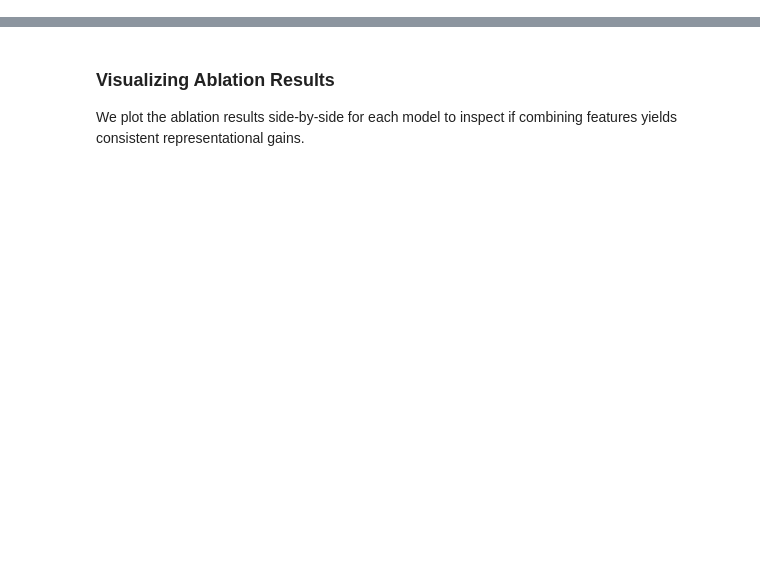
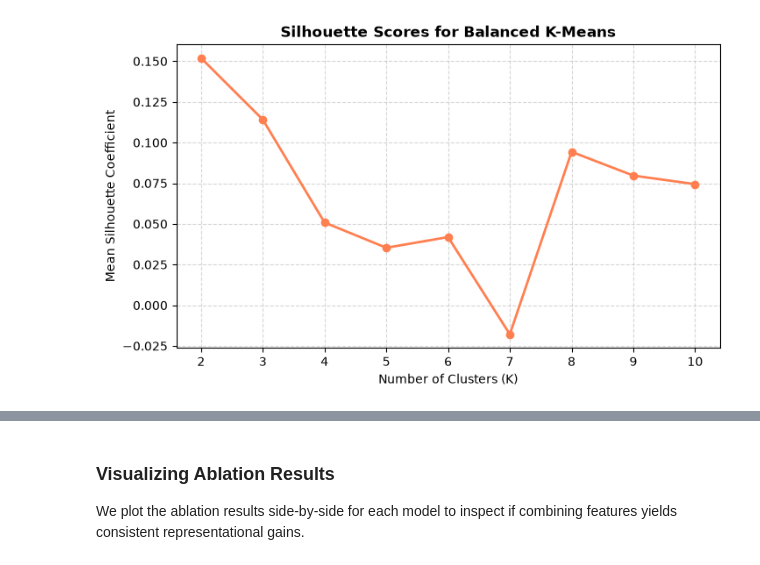
Before and after one commit to sanmquin/Motifs, a Jupyter notebook: 3.Combined_Feature_Model_and_Clustering.ipynb, the cells around one changed output, grey strips where cells are left out. Drawn from its saved outputs; the diff is of its cells as text; code cells hidden in the pictures; blank space fills up the shorter version.

```diff
--- a/3.Combined_Feature_Model_and_Clustering.ipynb
+++ b/3.Combined_Feature_Model_and_Clustering.ipynb
@@ -579,0 +323,78 @@ Model 3 (200-dim)          Combined 0.625966     0.319347
+# %%
+# Balanced K-Means formulation using linear sum assignment problem matching
+def balanced_kmeans(X, k):
+    # Standard K-Means to find initial centroids
+    km = KMeans(n_clusters=k, random_state=42, n_init=10)
+    km.fit(X)
+    centroids = km.cluster_centers_
+
+    n = len(X)
+    slots_per_cluster = int(np.ceil(n / k))
+
+    # Replicate centroids
+    repeated_centroids = np.repeat(centroids, slots_per_cluster, axis=0)
+    cost_matrix = cdist(X, repeated_centroids, metric='sqeuclidean')
+
+    # Pad cost matrix if n < total slots
+    total_slots = k * slots_per_cluster
+    if n < total_slots:
+        padding = np.zeros((total_slots - n, total_slots))
+        cost_matrix = np.vstack([cost_matrix, padding])
+
+    row_ind, col_ind = linear_sum_assignment(cost_matrix)
+    labels = col_ind[:n] // slots_per_cluster
+    return labels
+
+# Let's perform clustering with K=6 to achieve highly balanced groups
+chosen_k = 6
+print(f"Running Balanced K-Means clustering with K={chosen_k} on connectivity features...")
+matrix_cluster_labels = balanced_kmeans(X_conn_scaled, chosen_k)
+silhouette_val = silhouette_score(X_conn_scaled, matrix_cluster_labels)
+print(f"Silhouette Coefficient for Balanced Clustering (K={chosen_k}): {silhouette_val:.4f}")
+
+# Grid-level cluster assignments
+grid_tasks = [g['task_id'] for g in arc_grids]
+grid_types = [g['grid_type'] for g in arc_grids]
+grid_pairs = [g['pair_idx'] for g in arc_grids]
+
+df_clusters = pd.DataFrame({
+    'task_id': grid_tasks,
+    'matrix_cluster': matrix_cluster_labels,
+    'grid_type': grid_types,
+    'pair_idx': grid_pairs
+})
+
+# Compile puzzle-level cluster by majority voting
+puzzle_records = []
+for task, group in df_clusters.groupby('task_id'):
+    vote = group['matrix_cluster'].value_counts().idxmax()
+    puzzle_records.append({
+        'task_id': task,
+        'puzzle_cluster': int(vote),
+        'num_grids': len(group)
+    })
+df_puzzles_clustered = pd.DataFrame(puzzle_records)
+
+# Provide detailed statistics
+print("\n=== MATRIX LEVEL BALANCED CLUSTER STATS ===")
+print(df_clusters['matrix_cluster'].value_counts().sort_index().to_string())
+
+print("\n=== PUZZLE LEVEL BALANCED CLUSTER STATS ===")
+print(df_puzzles_clustered['puzzle_cluster'].value_counts().sort_index().to_string())
+
+# Plot Silhouette Scores across different K to evaluate robustness
+K_range = range(2, 11)
+sil_scores = []
+for k in K_range:
+    lbls = balanced_kmeans(X_conn_scaled, k)
+    sil_scores.append(silhouette_score(X_conn_scaled, lbls))
+
+plt.figure(figsize=(8, 4.5))
+plt.plot(K_range, sil_scores, marker='o', linewidth=2, color='coral')
+plt.title('Silhouette Scores for Balanced K-Means', fontsize=12, fontweight='bold')
+plt.xlabel('Number of Clusters (K)')
+plt.ylabel('Mean Silhouette Coefficient')
+plt.grid(True, linestyle='--', alpha=0.5)
+plt.savefig(os.path.join(OUTPUT_DIR, 'silhouette_analysis.png'), bbox_inches='tight')
+plt.show()
+# %% [output]
@@ -579,0 +421 @@ Model 3 (200-dim)          Combined 0.625966     0.319347
+[figure, added]
```
Also changed, not shown: parts of 54 cells of this notebook, 6 other files.
